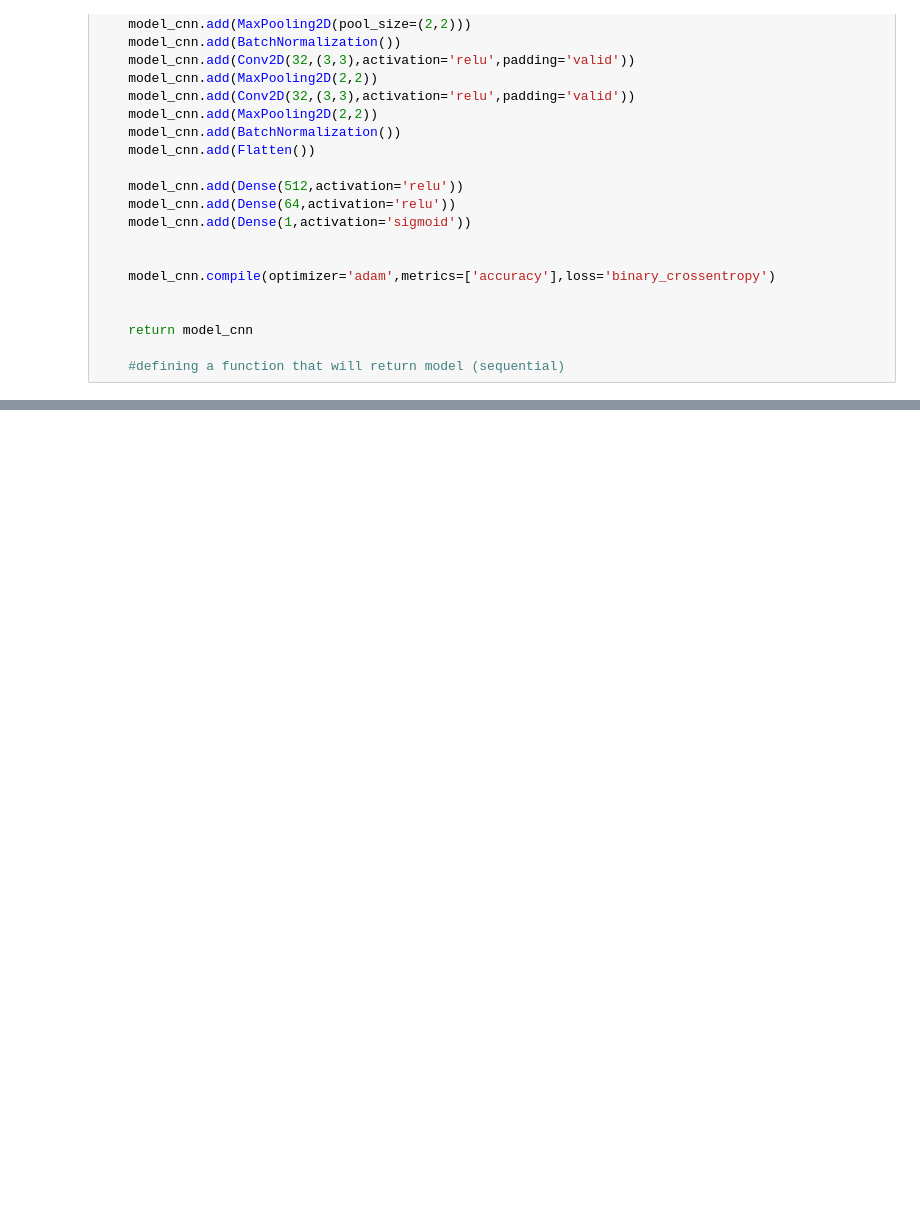
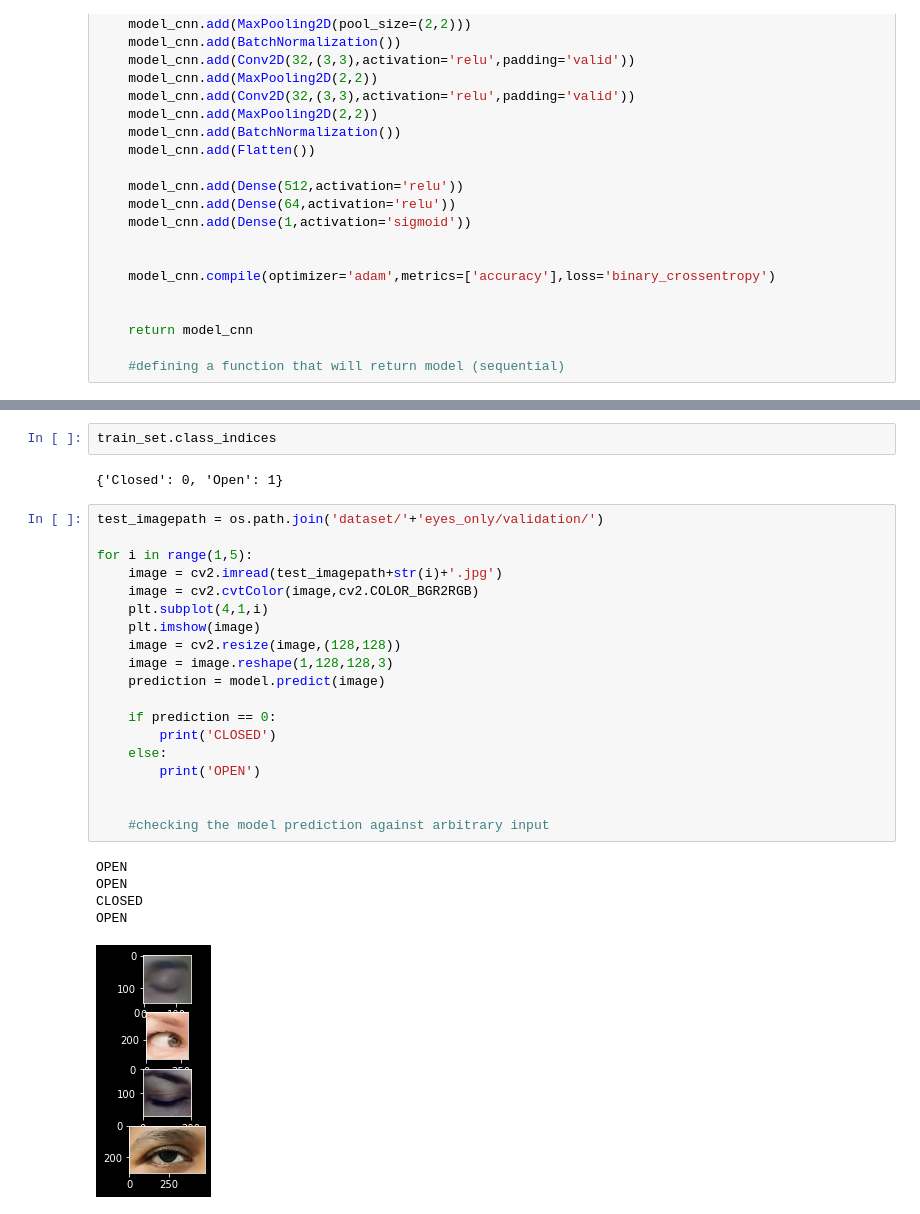
Before and after one commit to thatdanish/Driver_Drowsiness_Detection, a Jupyter notebook: main_model.ipynb, the cells around one changed output, grey strips where cells are left out. Drawn from its saved outputs; the diff is of its cells as text; blank space fills up the shorter version.

```diff
--- a/main_model.ipynb
+++ b/main_model.ipynb
@@ -127 +117,30 @@ Epoch 10/10
+# %%
+train_set.class_indices
+# %% [output]
+{'Closed': 0, 'Open': 1}
+# %%
+test_imagepath = os.path.join('dataset/'+'eyes_only/validation/')
+
+for i in range(1,5):
+    image = cv2.imread(test_imagepath+str(i)+'.jpg')
+    image = cv2.cvtColor(image,cv2.COLOR_BGR2RGB)
+    plt.subplot(4,1,i)
+    plt.imshow(image)
+    image = cv2.resize(image,(128,128))
+    image = image.reshape(1,128,128,3)
+    prediction = model.predict(image)
+
+    if prediction == 0:
+        print('CLOSED')
+    else:
+        print('OPEN')
+
+
+    #checking the model prediction against arbitrary input
+# %% [output]
+OPEN
+OPEN
+CLOSED
+OPEN
+[figure, added]
 # %%
```
Also changed, not shown: parts of 5 cells of this notebook, 5 other files.
